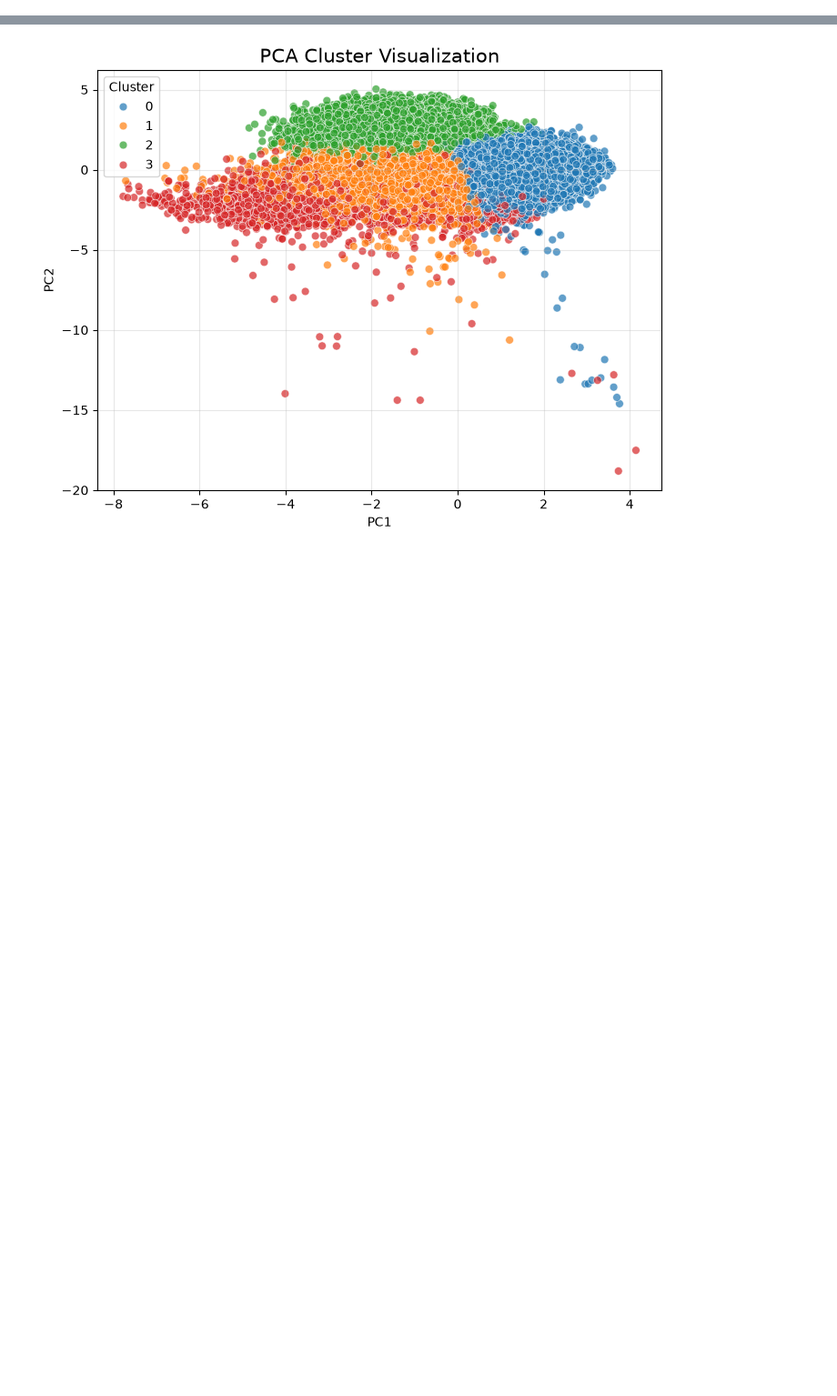
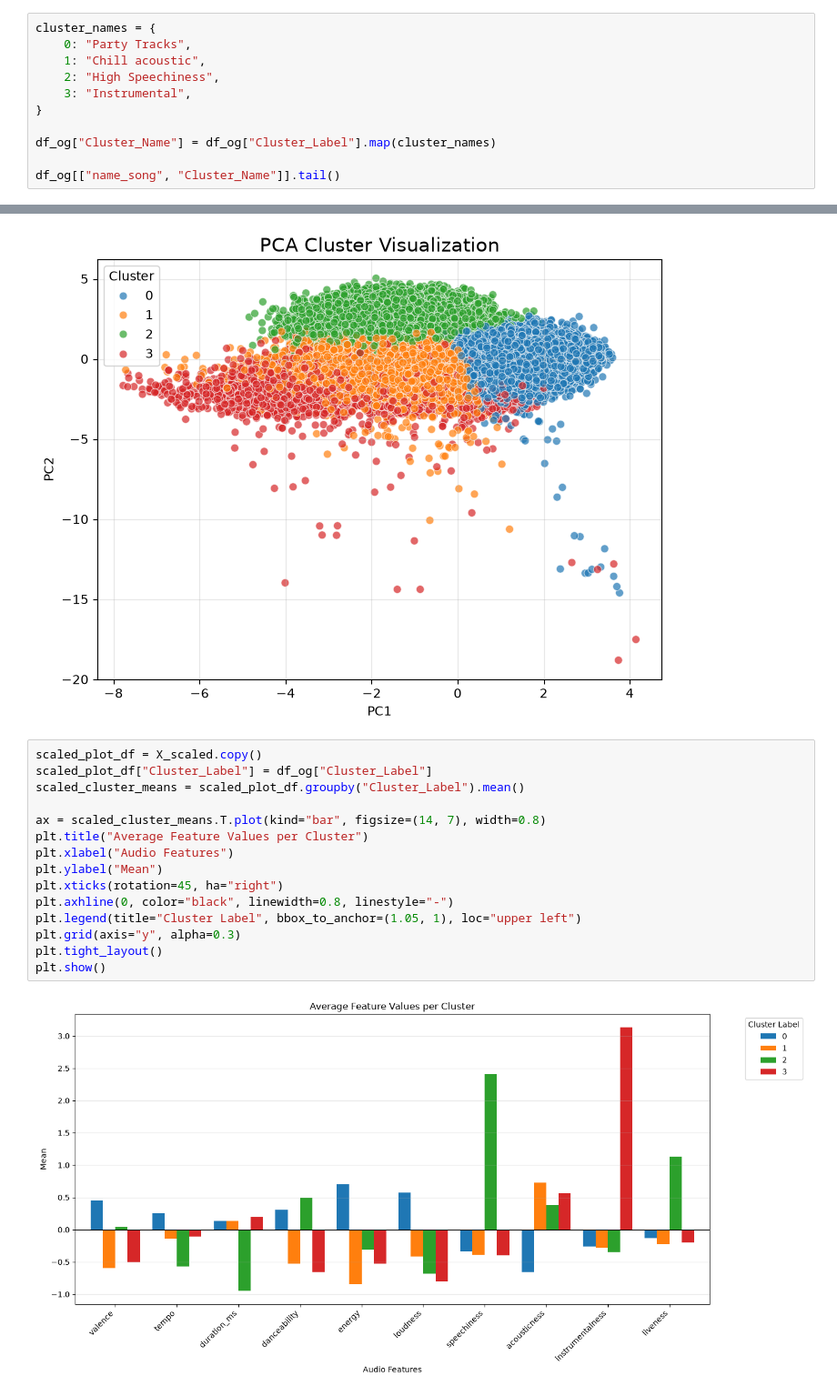
Before and after one commit to VignaPrasanna/Amazon-Music-Clustering, a Jupyter notebook: music_cluster.ipynb, the cells around one changed output, grey strips where cells are left out. Shown at 91% size. Saved outputs shown, nothing was run; the diff lists cells and outputs as text; blank space fills up the shorter version.

Commit message:
visuals added

```diff
--- a/music_cluster.ipynb
+++ b/music_cluster.ipynb
@@ -218,0 +236,11 @@ print(db_score)
+# %%
+cluster_names = {
+    0: "Party Tracks",
+    1: "Chill acoustic",
+    2: "High Speechiness",
+    3: "Instrumental",
+}
+
+df_og["Cluster_Name"] = df_og["Cluster_Label"].map(cluster_names)
+
+df_og[["name_song", "Cluster_Name"]].tail()
@@ -254,3 +289,20 @@ plt.grid(alpha=0.3)
 plt.show()
 # %% [output]
 [figure]
+# %%
+scaled_plot_df = X_scaled.copy()
+scaled_plot_df["Cluster_Label"] = df_og["Cluster_Label"]
+scaled_cluster_means = scaled_plot_df.groupby("Cluster_Label").mean()
+
+ax = scaled_cluster_means.T.plot(kind="bar", figsize=(14, 7), width=0.8)
+plt.title("Average Feature Values per Cluster")
+plt.xlabel("Audio Features")
+plt.ylabel("Mean")
+plt.xticks(rotation=45, ha="right")
+plt.axhline(0, color="black", linewidth=0.8, linestyle="-")
+plt.legend(title="Cluster Label", bbox_to_anchor=(1.05, 1), loc="upper left")
+plt.grid(axis="y", alpha=0.3)
+plt.tight_layout()
+plt.show()
+# %% [output]
+[figure, added]
```
Also changed, not shown: parts of 10 cells of this notebook.
